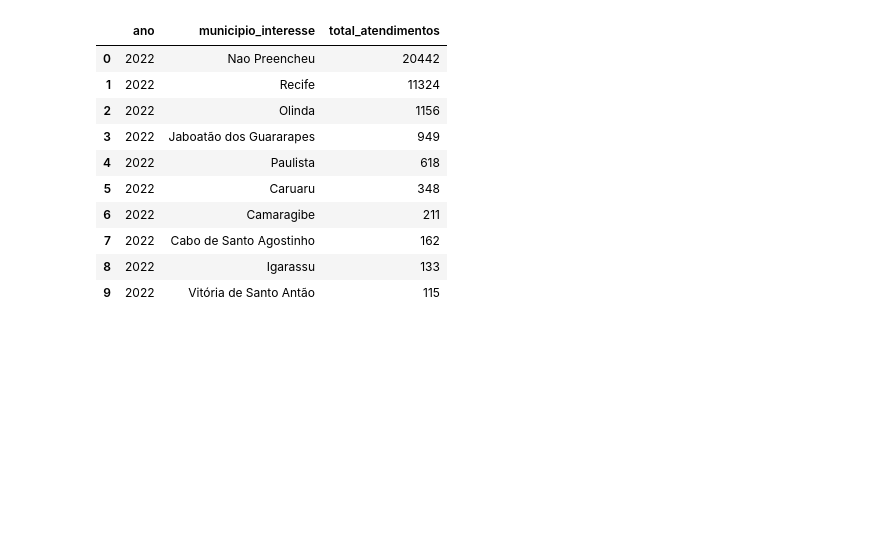
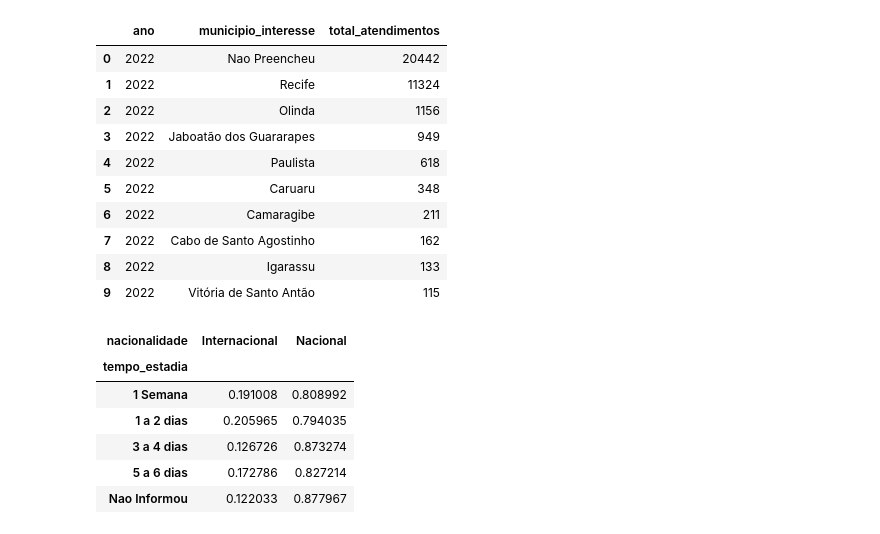
Before and after one commit to VladeMelo/projeto-bd, a Jupyter notebook: ELT.ipynb, the cells around one changed output. Drawn from its saved outputs; the diff is of its cells as text; code cells hidden in the pictures; blank space fills up the shorter version.

```diff
--- a/ELT.ipynb
+++ b/ELT.ipynb
@@ -272,3 +272,22 @@ pd.read_sql(query, conn)
 | 7 | 2022 | Cabo de Santo Agostinho | 162 |
 | 8 | 2022 | Igarassu | 133 |
 | 9 | 2022 | Vitória de Santo Antão | 115 |
+# %%
+sql_profile = """
+SELECT f.*, p.nacionalidade, p.pais_origem, p.estado_origem, p.cidade, p.sexo, p.faixa_etaria, d.tempo_estadia
+FROM fato_atendimentos f
+JOIN dim_perfil_turista p ON f.id_perfil = p.id_perfil
+JOIN dim_detalhes_viagem d ON f.id_detalhes = d.id_detalhes
+"""
+
+df_profile = pd.read_sql(sql_profile, conn)
+profile_by_stay = df_profile.groupby('tempo_estadia')['nacionalidade'].value_counts(normalize=True).unstack(fill_value=0)
+profile_by_stay.head()
+# %% [output]
+| nacionalidade | Internacional | Nacional |
+| tempo_estadia |  |  |
+| 1 Semana | 0.191008 | 0.808992 |
+| 1 a 2 dias | 0.205965 | 0.794035 |
+| 3 a 4 dias | 0.126726 | 0.873274 |
+| 5 a 6 dias | 0.172786 | 0.827214 |
+| Nao Informou | 0.122033 | 0.877967 |
```
Also changed, not shown: parts of 1 cell of this notebook, 1 other file.
